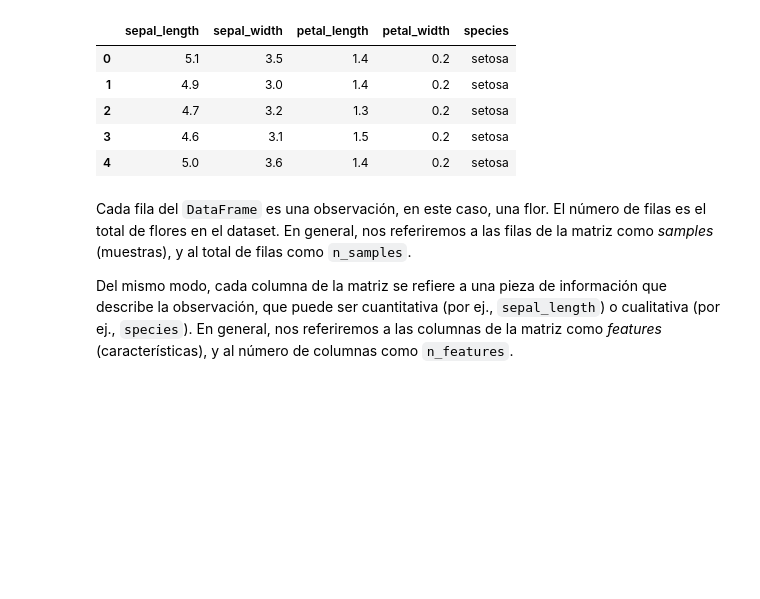
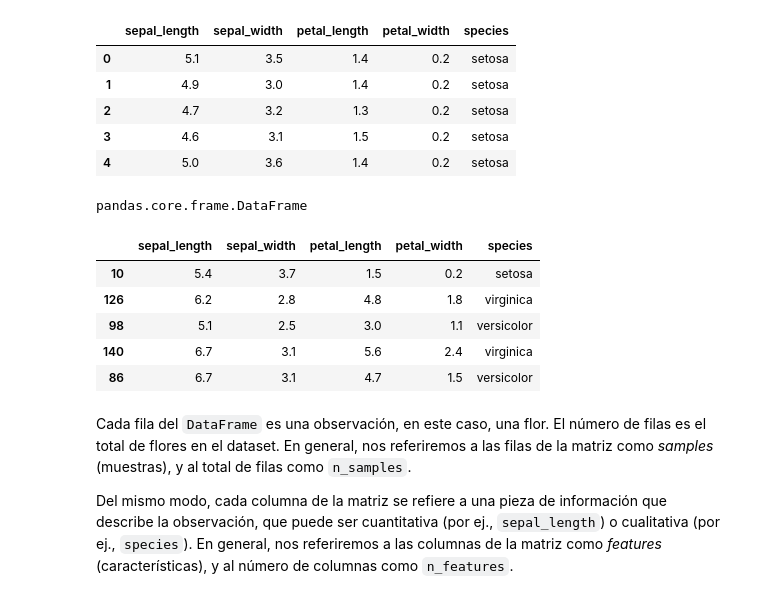
Before and after one commit to zorzalerrante/intro_machine_learning, a Jupyter notebook: 05.02-Introducing-Scikit-Learn.ipynb, the cells around one changed output. Cells and saved outputs as stored; diff of their text form; code cells hidden in the pictures; blank space fills up the shorter version.

```diff
--- a/05.02-Introducing-Scikit-Learn.ipynb
+++ b/05.02-Introducing-Scikit-Learn.ipynb
@@ -33,6 +33,19 @@ iris.head()
 | 2 | 4.7 | 3.2 | 1.3 | 0.2 | setosa |
 | 3 | 4.6 | 3.1 | 1.5 | 0.2 | setosa |
 | 4 | 5.0 | 3.6 | 1.4 | 0.2 | setosa |
+# %%
+type(iris)
+# %% [output]
+pandas.core.frame.DataFrame
+# %%
+iris.sample(5)
+# %% [output]
+|  | sepal_length | sepal_width | petal_length | petal_width | species |
+| 10 | 5.4 | 3.7 | 1.5 | 0.2 | setosa |
+| 126 | 6.2 | 2.8 | 4.8 | 1.8 | virginica |
+| 98 | 5.1 | 2.5 | 3.0 | 1.1 | versicolor |
+| 140 | 6.7 | 3.1 | 5.6 | 2.4 | virginica |
+| 86 | 6.7 | 3.1 | 4.7 | 1.5 | versicolor |
 # %% [markdown]
 Cada fila del `DataFrame` es una observación, en este caso, una flor. El número de filas es el total de flores en el dataset. En general,
 nos referiremos a las filas de la matriz como _samples_ (muestras), y al total de filas como `n_samples`.
```
Also changed, not shown: parts of 8 cells of this notebook, 1 other file.
